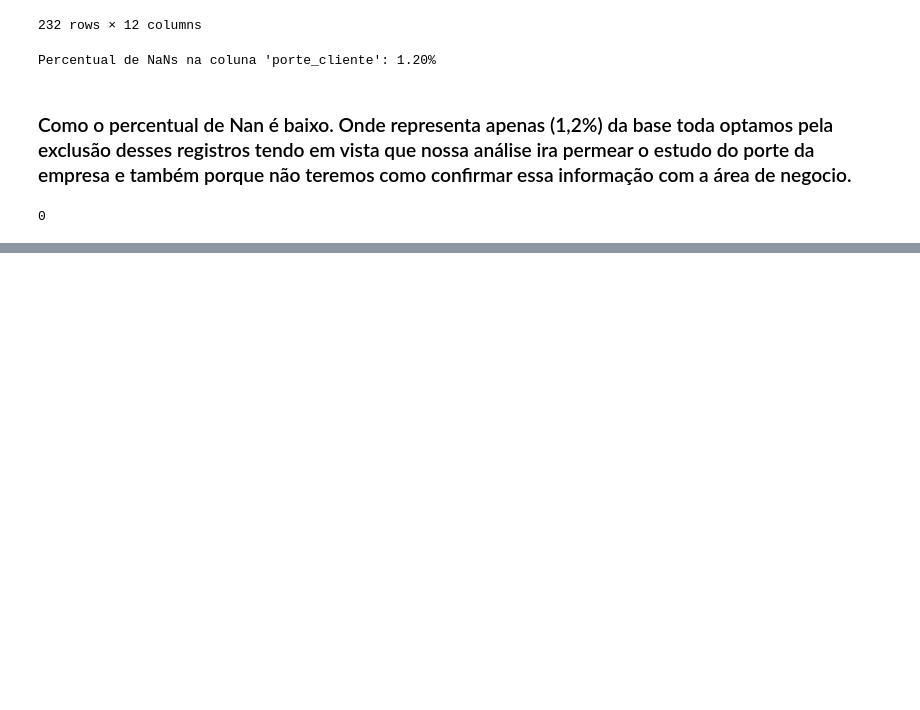
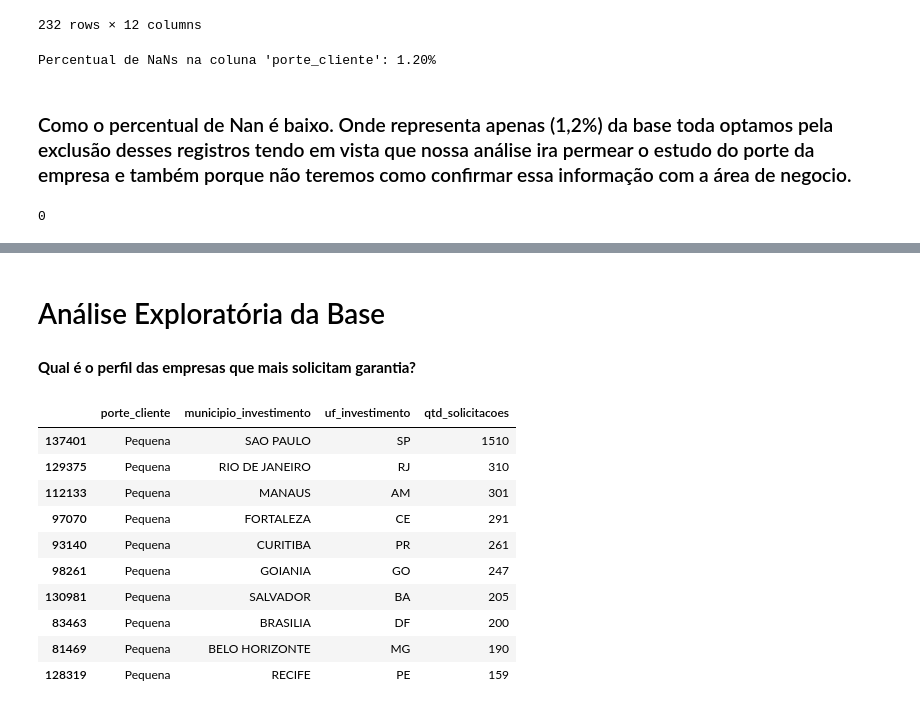
Before and after one commit to LUCASCAZANE/Proj1_Form_Cont_Caixa_Verso, a Jupyter notebook: projeto1_formacao_continuada.ipynb, the cells around one changed output, grey strips where cells are left out. Drawn from its saved outputs; the diff is of its cells as text; code cells hidden in the pictures; blank space fills up the shorter version.

Commit message:
atualiza notebook com perguntas da análise exploratória, códigos de resposta e análise conclusiva

```diff
--- a/projeto1_formacao_continuada.ipynb
+++ b/projeto1_formacao_continuada.ipynb
@@ -412,3 +414,28 @@ df_FG_Sebrae.describe()
 | 75% | 282204.612500 | 225763.692500 | 260000.000000 | 2025-11-03 00:00:00 |
 | max | 696755.410000 | 557404.330000 | 660000.000000 | 2026-06-30 00:00:00 |
 | std | 142140.700354 | 113714.531739 | 138325.588487 | NaN |
+# %% [markdown]
+# Análise Exploratória da Base
+# %% [markdown]
+**Qual é o perfil das empresas que mais solicitam garantia?**
+# %%
+perfil = (
+    df_FG_Sebrae.groupby(["porte_cliente", "municipio_investimento", "uf_investimento"])
+      .size()
+      .reset_index(name="qtd_solicitacoes")
+      .sort_values("qtd_solicitacoes", ascending=False)
+)
+
+perfil.head(10)
+# %% [output]
+|  | porte_cliente | municipio_investimento | uf_investimento | qtd_solicitacoes |
+| 137401 | Pequena | SAO PAULO | SP | 1510 |
+| 129375 | Pequena | RIO DE JANEIRO | RJ | 310 |
+| 112133 | Pequena | MANAUS | AM | 301 |
+| 97070 | Pequena | FORTALEZA | CE | 291 |
+| 93140 | Pequena | CURITIBA | PR | 261 |
+| 98261 | Pequena | GOIANIA | GO | 247 |
+| 130981 | Pequena | SALVADOR | BA | 205 |
+| 83463 | Pequena | BRASILIA | DF | 200 |
+| 81469 | Pequena | BELO HORIZONTE | MG | 190 |
+| 128319 | Pequena | RECIFE | PE | 159 |
```
Also changed, not shown: parts of 28 cells of this notebook.
